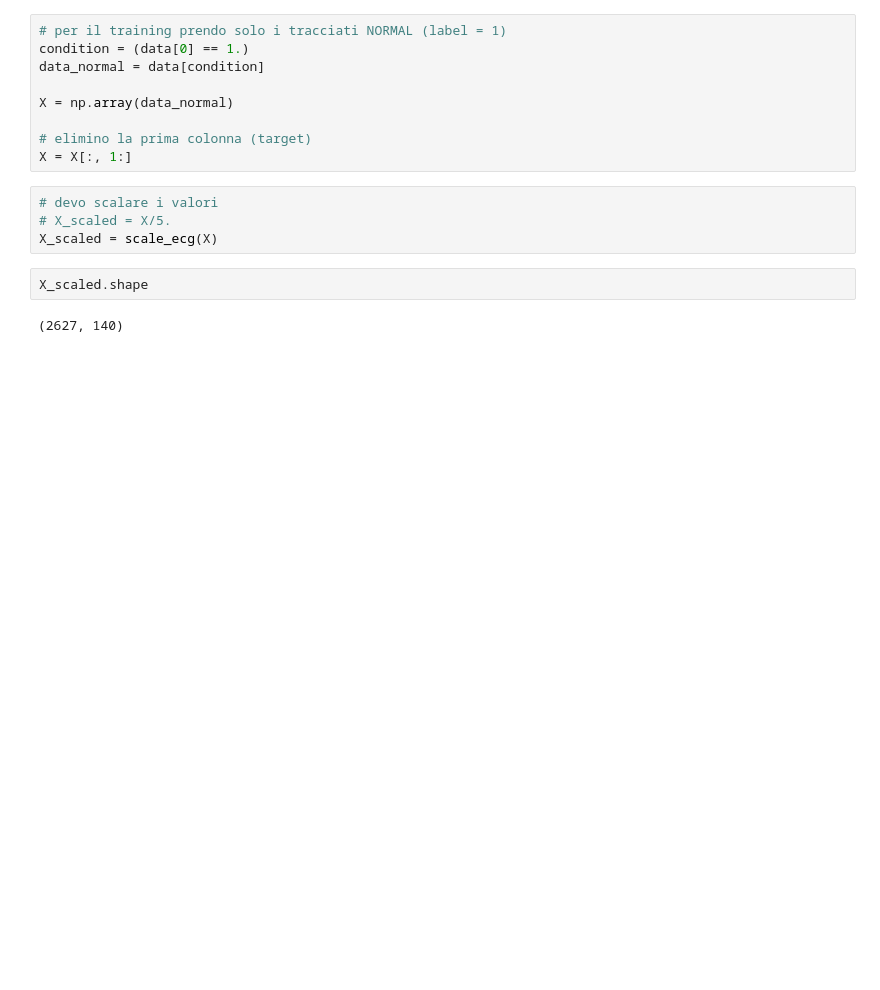
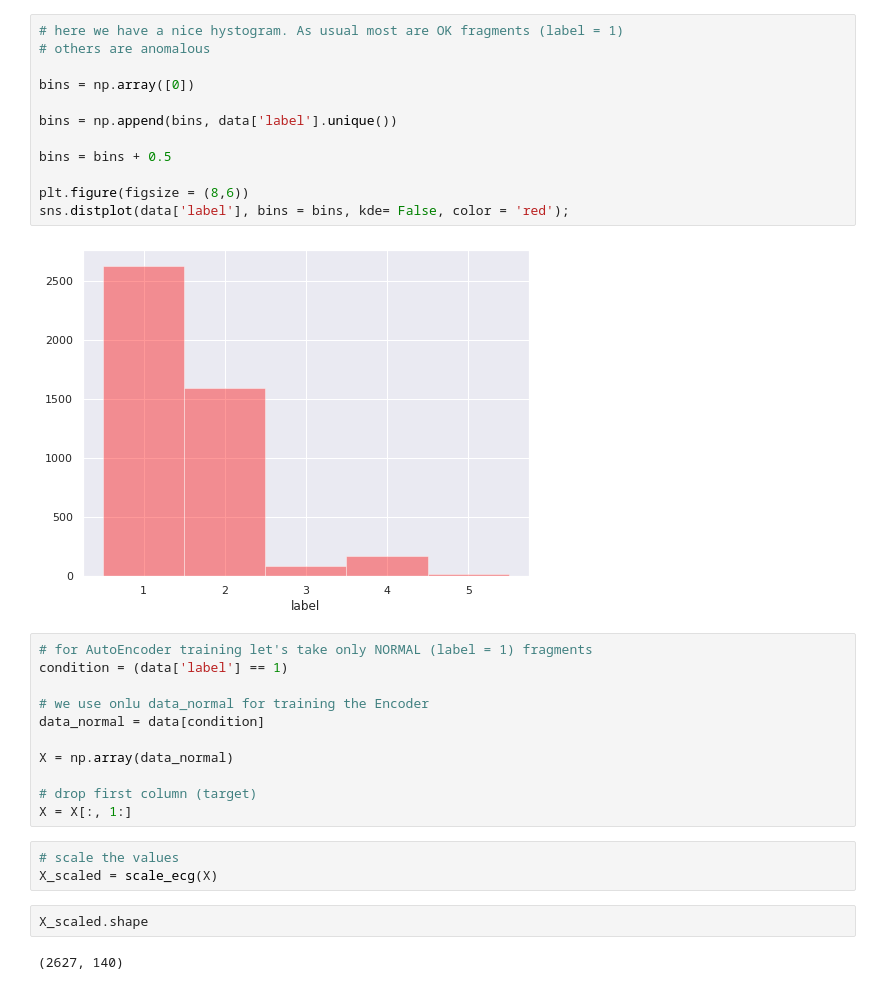
Before and after one commit to luigisaetta/anomalydetection, a Jupyter notebook: ECG5000.ipynb, the cells around one changed output. Saved outputs shown, nothing was run; the diff lists cells and outputs as text; blank space fills up the shorter version.

```diff
--- a/ECG5000.ipynb
+++ b/ECG5000.ipynb
@@ -80,16 +152,31 @@ Name: 1, dtype: int64
+# %%
+# here we have a nice hystogram. As usual most are OK fragments (label = 1)
+# others are anomalous
+
+bins = np.array([0])
+
+bins = np.append(bins, data['label'].unique())
+
+bins = bins + 0.5
+
+plt.figure(figsize = (8,6))
+sns.distplot(data['label'], bins = bins, kde= False, color = 'red');
+# %% [output]
+[figure, added]
 # %%
-# per il training prendo solo i tracciati NORMAL (label = 1)
-condition = (data[0] == 1.)
+# for AutoEncoder training let's take only NORMAL (label = 1) fragments
+condition = (data['label'] == 1)
+
+# we use onlu data_normal for training the Encoder
 data_normal = data[condition]
 
 X = np.array(data_normal)
 
-# elimino la prima colonna (target)
+# drop first column (target)
 X = X[:, 1:]
-# %%
-# devo scalare i valori
-# X_scaled = X/5.
-X_scaled = scale_ecg(X)
+# %%
+# scale the values
+X_scaled = scale_ecg(X)
 # %%
 X_scaled.shape
 # %% [output]
```
Also changed, not shown: parts of 48 cells of this notebook.
